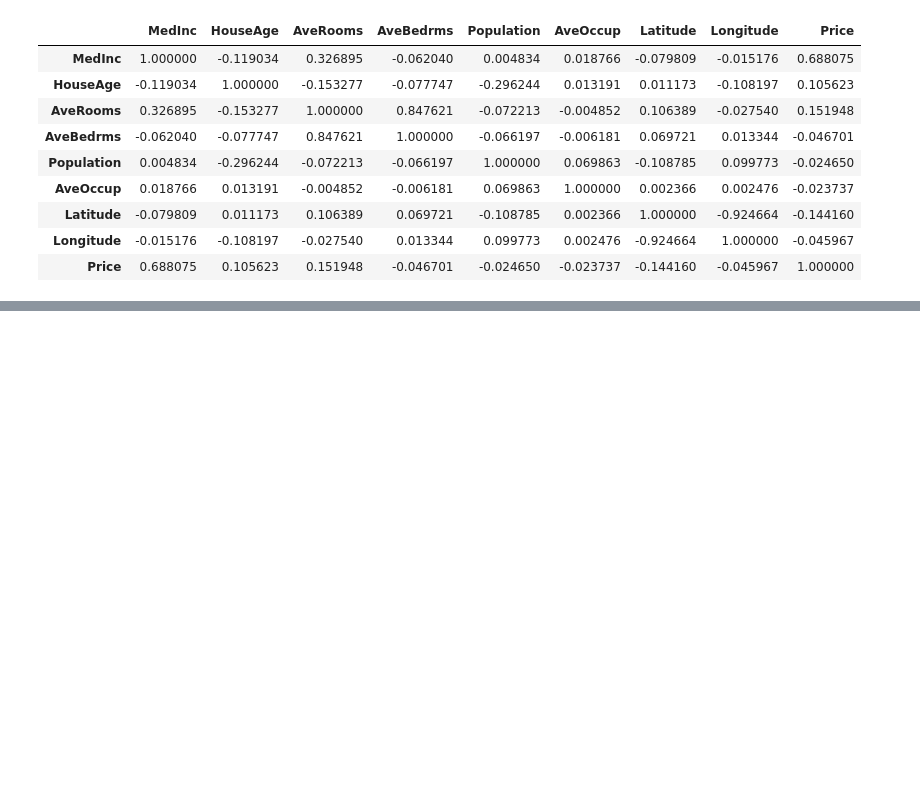
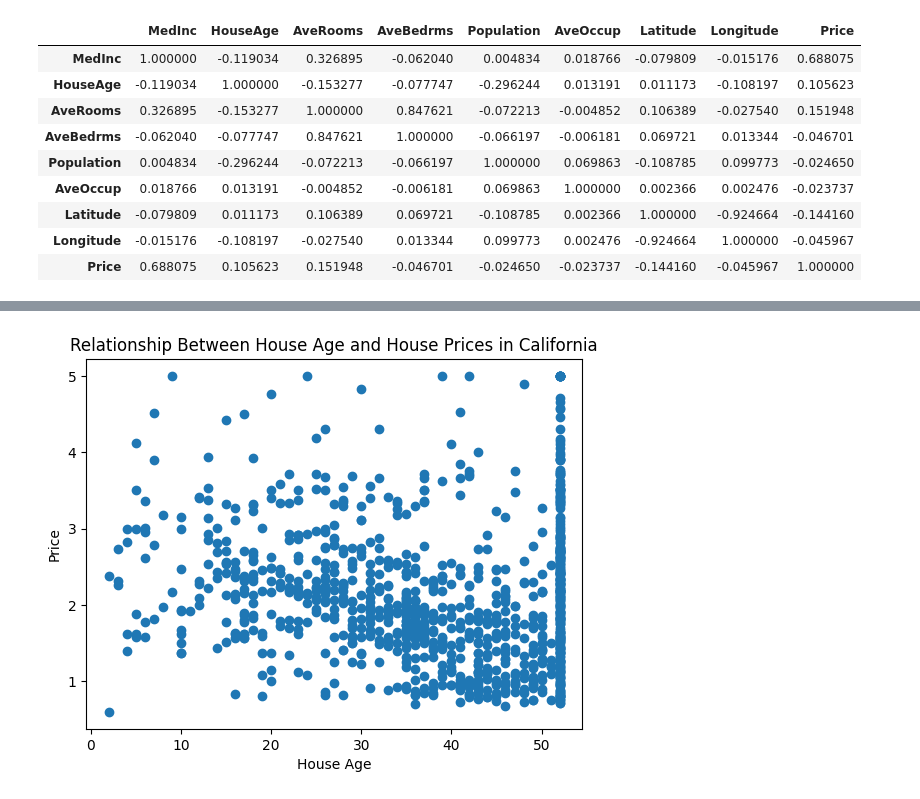
Before and after one commit to samwanyua/House-Pricing-Model-Machine-Learning-Project, a Jupyter notebook: Linear_regression.ipynb, the cells around one changed output, grey strips where cells are left out. Saved outputs shown, nothing was run; the diff lists cells and outputs as text; code cells hidden in the pictures; blank space fills up the shorter version.

```diff
--- a/Linear_regression.ipynb
+++ b/Linear_regression.ipynb
@@ -196,0 +197,8 @@ plt.show()
+# %%
+plt.scatter(dataset['HouseAge'][:1000], dataset['Price'][:1000])
+plt.xlabel("House Age")
+plt.ylabel("Price")
+plt.title("Relationship Between House Age and House Prices in California")
+plt.show()
+# %% [output]
+[figure, added]
```
Also changed, not shown: parts of 1 cell of this notebook.
